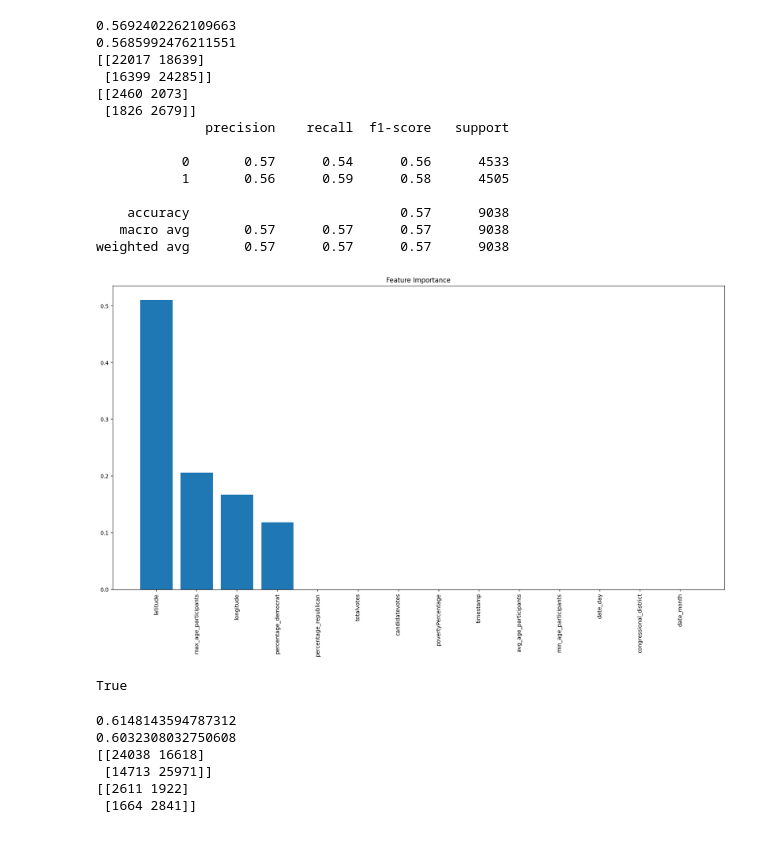
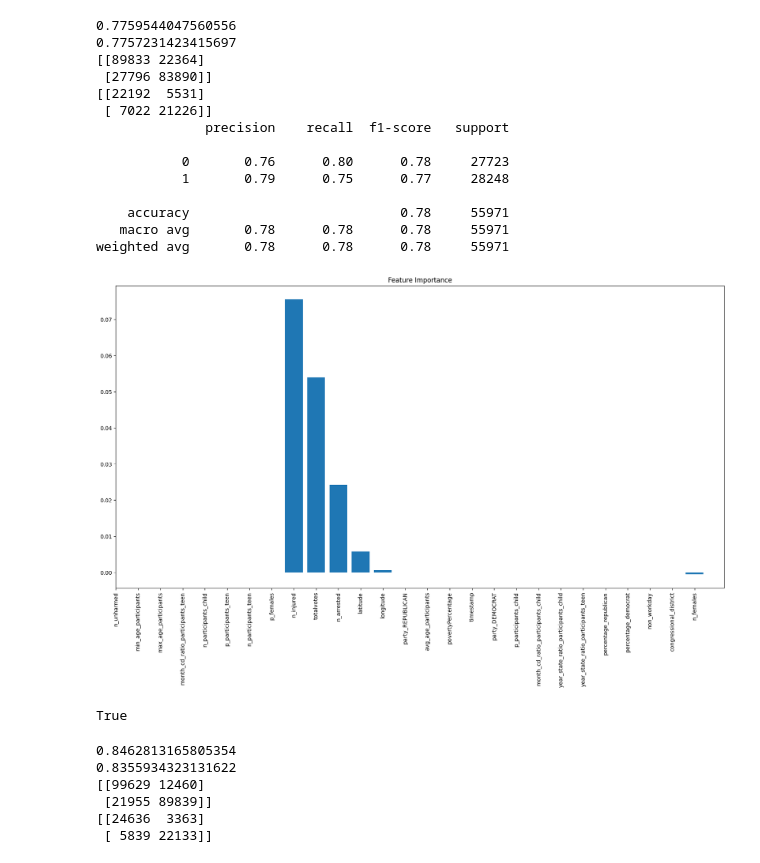
Before and after one commit to gentannipea/DataMining-2023, a Jupyter notebook: notebooks/Classification.ipynb, the cells around one changed output. Cells and saved outputs as stored; diff of their text form; code cells hidden in the pictures.

```diff
--- a/notebooks/Classification.ipynb
+++ b/notebooks/Classification.ipynb
@@ -88,11 +114,11 @@ discretized = augmented.copy()
 # discretized = discretized[(discretized['OUTLIER'] == 0)]
 # discretized = discretized[(discretized['CLEAN'] == 1) & (discretized['OUTLIER'] == 0)]
 
-# discretized['state_congressional_district'] = discretized['state'].astype(str) + '_' + discretized['congressional_district'].astype(str)
+discretized['state_congressional_district'] = discretized['state'].astype(str) + '_' + discretized['congressional_district'].astype(str)
 
-TO_DISCRETIZE = ['state', 'congressional_district', 'party']
+TO_DISCRETIZE = ['state_congressional_district', 'party']
 
-cat_cols = final.select_dtypes(include=['object']).columns
+cat_cols = discretized.select_dtypes(include=['object']).columns
 def discretize_data(dataset, variables):
     for variable in variables:
         #get the unique variable's values
@@ -114,7 +140,7 @@ def one_hot(dataset, variables):
             dataset[variable+'_'+str(var)] = (dataset[variable] == var).astype(int)
     return dataset
 
-# discretized = one_hot(discretized, TO_DISCRETIZE)
+discretized = one_hot(discretized, TO_DISCRETIZE)
 # discretized = discretize_data(discretized, cat_cols)
 discretized = discretized.drop(columns=cat_cols)
 
@@ -172,10 +200,13 @@ scaled = scaler.fit_transform(f)
 scaled = pd.DataFrame(scaled, columns=f.columns)
 
 
-scaled = f
+# scaled = f
 # %%
 X_train = scaled.loc[idx_train]
+X_valid = scaled.loc[idx_valid]
 X_test = scaled.loc[idx_test]
 
+
 y_train = isKilled.loc[idx_train]
+y_valid = isKilled.loc[idx_valid]
 y_test = isKilled.loc[idx_test]
@@ -204,3 +212,0 @@ Index(['date_month', 'congressional_district', 'date_day', 'latitude',
-# %%
-X_train = X_train[selected_features]
-X_test = X_test[selected_features]
@@ -207,52 +254,53 @@ X_test = X_test[selected_features]
 # %%
-
-
 from sklearn.tree import DecisionTreeClassifier
-from sklearn.neural_network import MLPClassifier
 from sklearn.metrics import accuracy_score
 
-clf = DecisionTreeClassifier(criterion='gini', splitter='best', max_depth=3, min_samples_split=3, min_samples_leaf=4)
+train_vc = y_train.value_counts()
+class_weight = {0: train_vc[1] / train_vc[0], 1: 1}
+
+clf = DecisionTreeClassifier(criterion='gini', splitter='best', max_depth=5, min_samples_split=3, min_samples_leaf=4, class_weight=class_weight)
+
 clf.fit(X_train, y_train)
 y_pred_train = clf.predict(X_train)
-y_pred = clf.predict(X_test)
+y_pred = clf.predict(X_valid)
 print(accuracy_score(y_train, y_pred_train))
-print(accuracy_score(y_test, y_pred))
+print(accuracy_score(y_valid, y_pred))
 from sklearn.metrics import confusion_matrix
 
 print(confusion_matrix(y_train, y_pred_train, labels=[0, 1]))
-print(confusion_matrix(y_test, y_pred, labels=[0, 1]))
+print(confusion_matrix(y_valid, y_pred, labels=[0, 1]))
 
 from sklearn.metrics import classification_report
 
-print(classification_report(y_test, y_pred, labels=[0, 1]))
+print(classification_report(y_valid, y_pred, labels=[0, 1]))
 
 from matplotlib import pyplot as plt
 
 importances = clf.feature_importances_
 indices = np.argsort(importances)[::-1]
 names = [X_train.columns[i] for i in indices]
 
 plt.figure(figsize=(20, 10))
 plt.title("Feature Importance")
 plt.bar(range(X_train.shape[1]), importances[indices])
 plt.xticks(range(X_train.shape[1]), names, rotation=90)
 plt.show()
 # %% [output]
-0.5692402262109663
-0.5685992476211551
-[[22017 18639]
- [16399 24285]]
-[[2460 2073]
- [1826 2679]]
+0.7759544047560556
+0.7757231423415697
+[[89833 22364]
+ [27796 83890]]
+[[22192  5531]
+ [ 7022 21226]]
               precision    recall  f1-score   support
 
-           0       0.57      0.54      0.56      4533
-           1       0.56      0.59      0.58      4505
+           0       0.76      0.80      0.78     27723
+           1       0.79      0.75      0.77     28248
 
-    accuracy                           0.57      9038
-   macro avg       0.57      0.57      0.57      9038
-weighted avg       0.57      0.57      0.57      9038
+    accuracy                           0.78     55971
+   macro avg       0.78      0.78      0.78     55971
+weighted avg       0.78      0.78      0.78     55971
-[figure, old version]
+[figure, new version]
 # %%
 from sklearn.tree import export_graphviz
 
@@ -269,19 +317,19 @@ True
 from sklearn.ensemble import RandomForestClassifier
 from sklearn.metrics import accuracy_score, confusion_matrix, classification_report
 
-clf = RandomForestClassifier(n_estimators=100, criterion='gini', max_depth=7, min_samples_split=3, min_samples_leaf=4)
+clf = RandomForestClassifier(n_estimators=100, criterion='gini', max_depth=10, min_samples_split=3, min_samples_leaf=4, n_jobs=-1)
 clf.fit(X_train, y_train)
 y_pred_train = clf.predict(X_train)
-y_pred = clf.predict(X_test)
+y_pred = clf.predict(X_valid)
 print(accuracy_score(y_train, y_pred_train))
-print(accuracy_score(y_test, y_pred))
+print(accuracy_score(y_valid, y_pred))
 
 print(confusion_matrix(y_train, y_pred_train, labels=[0, 1]))
-print(confusion_matrix(y_test, y_pred, labels=[0, 1]))
+print(confusion_matrix(y_valid, y_pred, labels=[0, 1]))
 # %% [output]
-0.6148143594787312
-0.6032308032750608
-[[24038 16618]
- [14713 25971]]
-[[2611 1922]
- [1664 2841]]
+0.8462813165805354
+0.8355934323131622
+[[99629 12460]
+ [21955 89839]]
+[[24636  3363]
+ [ 5839 22133]]
```
Also changed, not shown: parts of 12 cells of this notebook, 2 other files.
